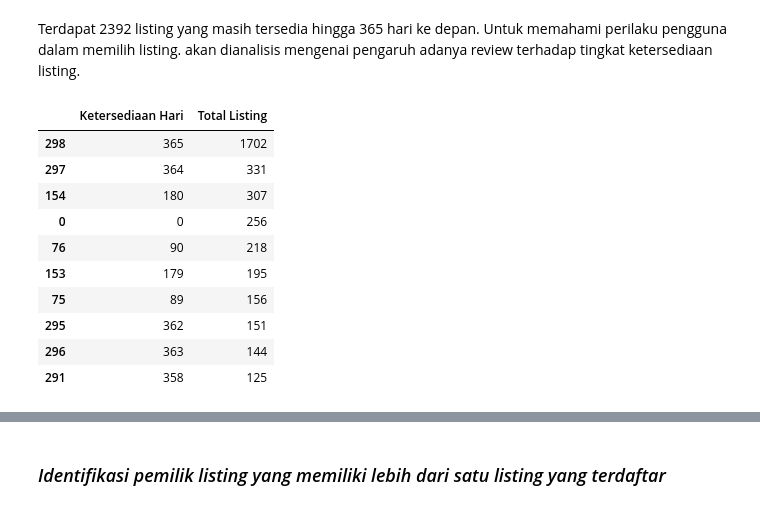
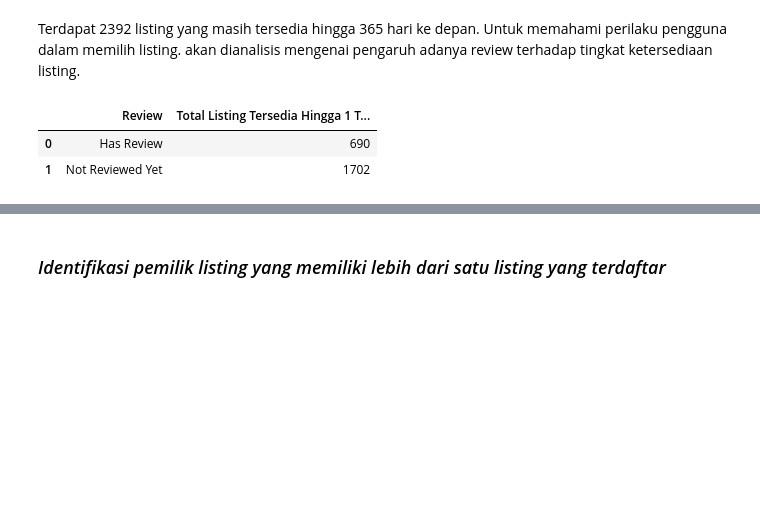
Before and after one commit to yanacunanda/airbnbdataanalysis, a Jupyter notebook: Capstone Module 2.ipynb, the cells around one changed output, grey strips where cells are left out. Cells and saved outputs as stored; diff of their text form; code cells hidden in the pictures; blank space fills up the shorter version.

```diff
--- a/Capstone Module 2.ipynb
+++ b/Capstone Module 2.ipynb
@@ -929,29 +929,21 @@ avail_count
 # %% [markdown]
 Terdapat 2392 listing yang masih tersedia hingga 365 hari ke depan. Untuk memahami perilaku pengguna dalam memilih listing. akan dianalisis mengenai pengaruh adanya review terhadap tingkat ketersediaan listing.
 # %%
-#Memfilter baris yang memiliki review = Not Reviewed Yet
-filtered_data_not_reviewed = data[data['review'] == 'Not Reviewed Yet']
+#Memfilter baris yang memiliki ketersediaan listing selama 1 tahun ke depan
+filtered_data_availability = data[data['availability_365'] == 365]
 
-#Membuat variabel 'avail_count_not_reviewed' untuk menghitung 10 hari ketersediaan teratas berdasarkan total listing yang tidak memiliki review
-avail_count_not_reviewed = filtered_data_not_reviewed.groupby('availability_365')['id'].count().reset_index().sort_values(by = 'id',ascending=False).head(10)
+#Membuat variabel 'avail_review' untuk menghitung total listing yang masih tersedia selama 1 tahun ke depan berdasarkan ada/tidaknya review
+avail_review = filtered_data_availability[['availability_365','review']].groupby('review').count().reset_index()
 
-#Mengganti nama kolom yang ada di variabel 'avail_count_not_reviewed'
-avail_count_not_reviewed.rename(columns={'availability_365':'Ketersediaan Hari','id':'Total Listing'}, inplace=True)
+#Mengganti nama kolom yang ada di variabel 'avail_review'
+avail_review.rename(columns={'review':'Review','availability_365':'Total Listing Tersedia Hingga 1 Tahun Kedepan'}, inplace=True)
 
-#Menampilkan variabel 'avail_count_not_reviewed'
-avail_count_not_reviewed
+#Menampilkan variabel 'avail_review'
+avail_review
 # %% [output]
-|  | Ketersediaan Hari | Total Listing |
-| 298 | 365 | 1702 |
-| 297 | 364 | 331 |
-| 154 | 180 | 307 |
-| 0 | 0 | 256 |
-| 76 | 90 | 218 |
-| 153 | 179 | 195 |
-| 75 | 89 | 156 |
-| 295 | 362 | 151 |
-| 296 | 363 | 144 |
-| 291 | 358 | 125 |
+|  | Review | Total Listing Tersedia Hingga 1 T... |
+| 0 | Has Review | 690 |
+| 1 | Not Reviewed Yet | 1702 |
 # %%
 #Membuat canvas grafik
 plt.figure(figsize=(10,5))
```
Also changed, not shown: parts of 10 cells of this notebook.
